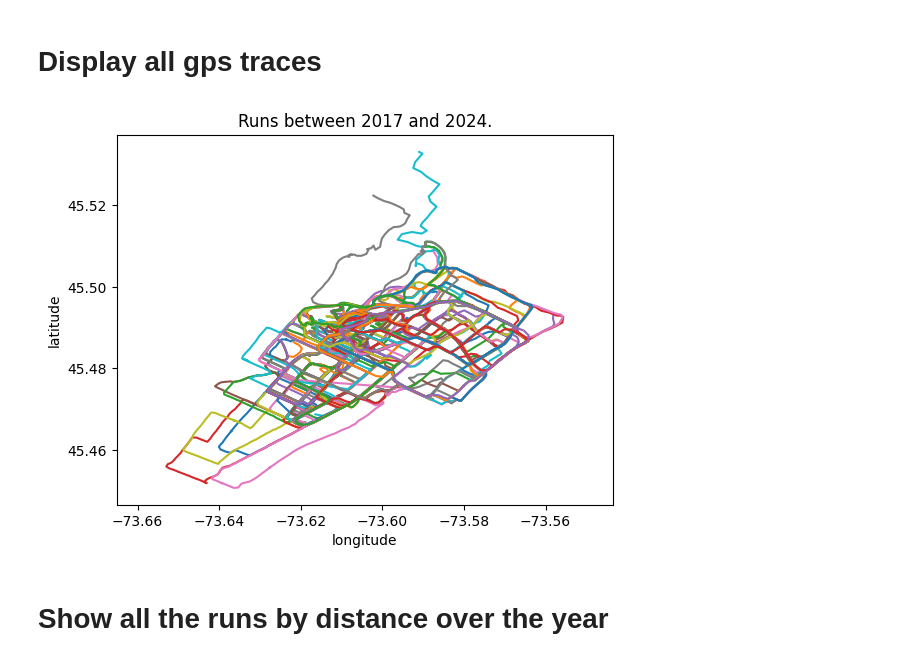
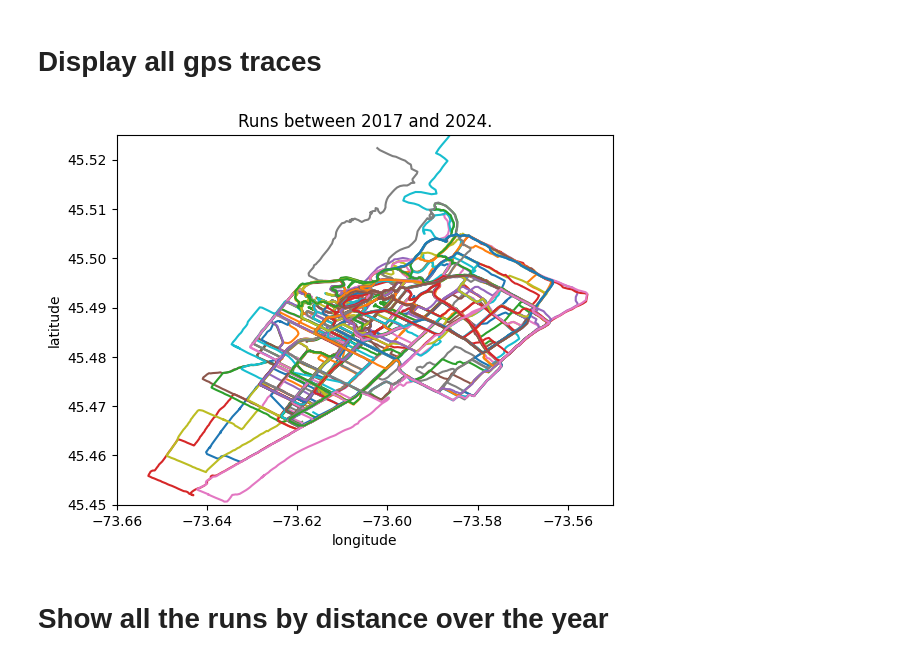
Before and after one commit to mrbonsoir/datavizRun, a Jupyter notebook: notebook/datavizRun.ipynb, the cells around one changed output. Drawn from its saved outputs; the diff is of its cells as text; code cells hidden in the pictures.

```diff
--- a/notebook/datavizRun.ipynb
+++ b/notebook/datavizRun.ipynb
@@ -85 +29,29 @@ for c, single_trace_df in enumerate(list_run_df):
+# %%
+importlib.reload(ttrgpx)
+
+
+# list of file names
+path_csv_files = "../data/csv/"
+list_csv_files  = glob.glob(path_csv_files+run_club_name+"*_downSample.csv")
+list_csv_files.sort()
+
+# list of panda DataFrame
+list_run_df = [pd.read_csv(x) for x in list_csv_files]
+
+# DataFrame with information about all gps traces
+all_last_traces_info_df = ttrgpx.fun_create_df_from_list_df(list_run_df, list_csv_files,
+                                                                         ttrgpx.startingPoint_df,
+                                                                         club_name = run_club_name)
+
+# do a last cleaning to remove errands before the start of the run
+list_run_df, all_last_traces_info_df  = ttrgpx.fun_traces_before_race_from_lits_df(list_run_df,
+                                                                                   all_last_traces_info_df,
+                                                                                   ttrgpx.startingPoint_df, debug = False)
+
+# create list of csv file name
+list_csv_file_name = [path_csv_files+os.path.split(x)[1][0:-4]+"_downSample_cleaned.csv" for x in list_csv_files]
+
+# export DataFrame as csv file
+for c,df_ in enumerate(list_run_df):
+    df_.to_csv(list_csv_file_name[c], index=False)
 # %% [markdown]
@@ -102,0 +77,9 @@ About 24 social runs for year 2024 and an average of 11.11km per run.
+# %%
+list_starting_date =["2017-09-14","2018-09-14","2019-09-14","2020-09-14","2021-09-14","2022-09-14","2023-09-14","2024-09-14","2025-09-14"]
+
+for c, aa in enumerate(np.arange(len(ttrgpx.list_starting_date)-1)):
+    select_run_df = all_last_traces_info_df[(all_last_traces_info_df.index >= list_starting_date[c]) &
+                                              (all_last_traces_info_df.index < list_starting_date[c+1])].copy()
+    mean_val = select_run_df["cumulative_distance"].mean() / 1000
+
+    print("About {0:1.0f} social runs for season {1:1.0f} and an average of {2:02.2f}km per run.".format(len(select_run_df),aa+1, mean_val))
@@ -105,21 +97,22 @@ About 24 social runs for year 2024 and an average of 11.11km per run.
 # %%
 select_df = all_last_traces_info_df[(all_last_traces_info_df.index.year >= 2017) &
 (all_last_traces_info_df.index.year <= 2024)].copy()
 index_sel = np.array(select_df["indexNum"].tolist())
 
 # plot the traces
 for c, i in enumerate(index_sel):
     single_gps_trace_df = list_run_df[index_sel[c]]
     plt.plot(single_gps_trace_df["longitude"],single_gps_trace_df["latitude"])
+
 plt.title("Runs between 2017 and 2024.")
 plt.xlabel("longitude")
 plt.ylabel("latitude")
-plt.axis("equal")
+plt.axis([-73.66, -73.55, 45.45, 45.525])
 #plt.show()
 plt.savefig("../tmp/output.jpg", facecolor='w', bbox_inches="tight",
             pad_inches=0.3, transparent=True)
 # %% [output]
-[figure, old version]
+[figure, new version]
 # %% [markdown]
 # Show all the runs by distance over the year
 # %%
```
Also changed, not shown: parts of 23 cells of this notebook, 1 other file.
